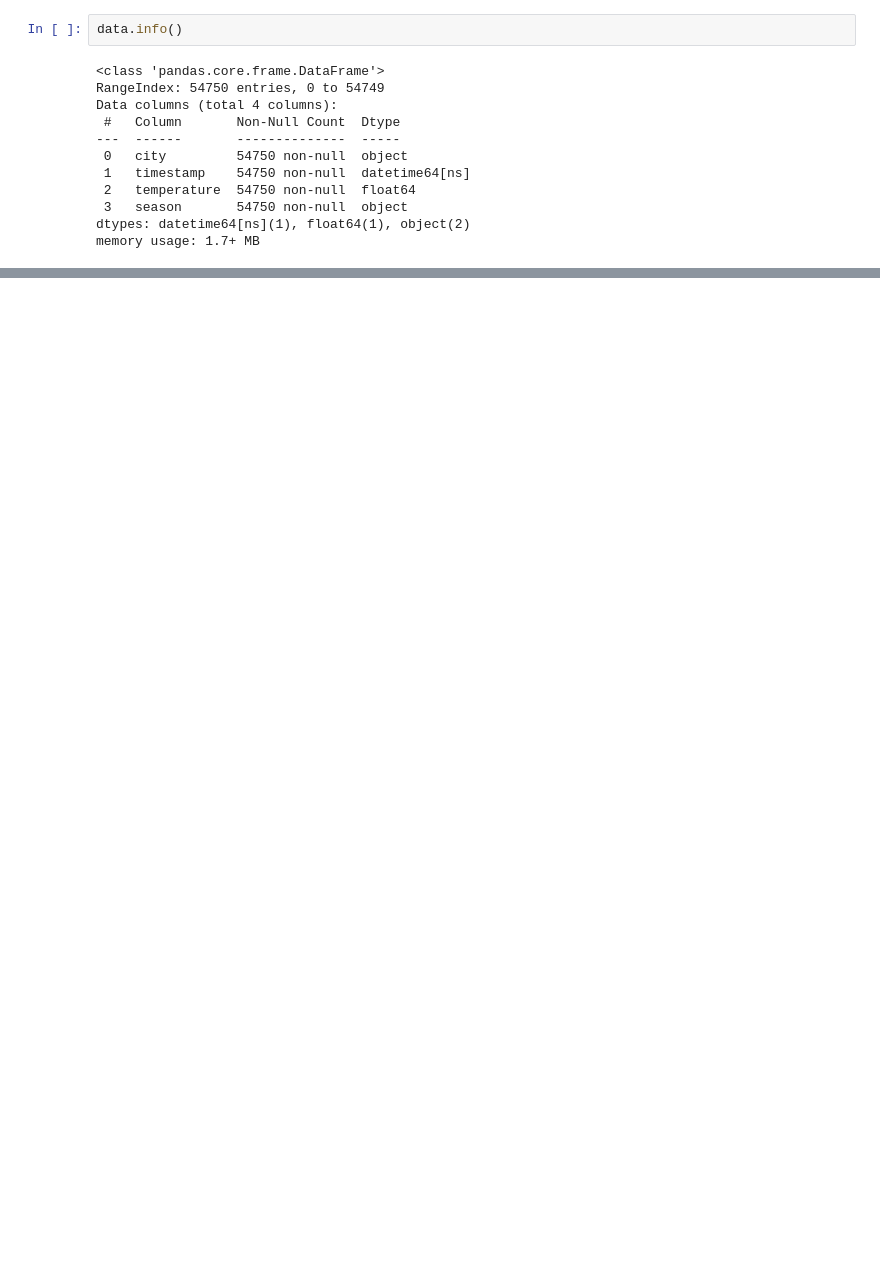
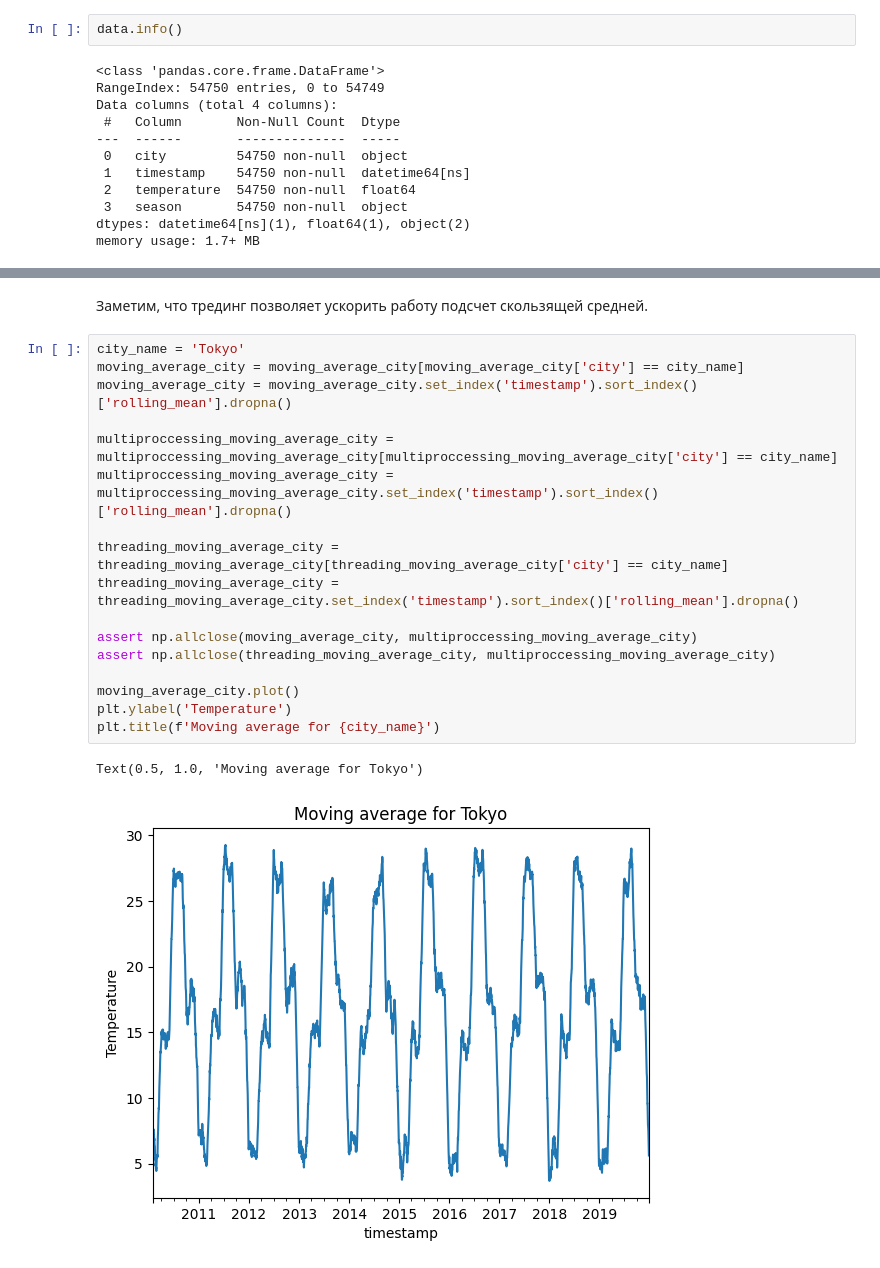
Before and after one commit to bagagaga/hse_python_1st_hw, a Jupyter notebook: notebooks/01_historical_data_eda.ipynb, the cells around one changed output, grey strips where cells are left out. Saved outputs shown, nothing was run; the diff lists cells and outputs as text; blank space fills up the shorter version.

```diff
--- a/notebooks/01_historical_data_eda.ipynb
+++ b/notebooks/01_historical_data_eda.ipynb
@@ -53 +89,23 @@ Wall time: 8.3 ms
+# %% [markdown]
+Заметим, что трединг позволяет ускорить работу подсчет скользящей средней.
+# %%
+city_name = 'Tokyo'
+moving_average_city = moving_average_city[moving_average_city['city'] == city_name]
+moving_average_city = moving_average_city.set_index('timestamp').sort_index()['rolling_mean'].dropna()
+
+multiproccessing_moving_average_city = multiproccessing_moving_average_city[multiproccessing_moving_average_city['city'] == city_name]
+multiproccessing_moving_average_city = multiproccessing_moving_average_city.set_index('timestamp').sort_index()['rolling_mean'].dropna()
+
+threading_moving_average_city = threading_moving_average_city[threading_moving_average_city['city'] == city_name]
+threading_moving_average_city = threading_moving_average_city.set_index('timestamp').sort_index()['rolling_mean'].dropna()
+
+assert np.allclose(moving_average_city, multiproccessing_moving_average_city)
+assert np.allclose(threading_moving_average_city, multiproccessing_moving_average_city)
+
+moving_average_city.plot()
+plt.ylabel('Temperature')
+plt.title(f'Moving average for {city_name}')
+# %% [output]
+Text(0.5, 1.0, 'Moving average for Tokyo')
+[figure, added]
 # %%
```
Also changed, not shown: parts of 14 cells of this notebook, 3 other files.
